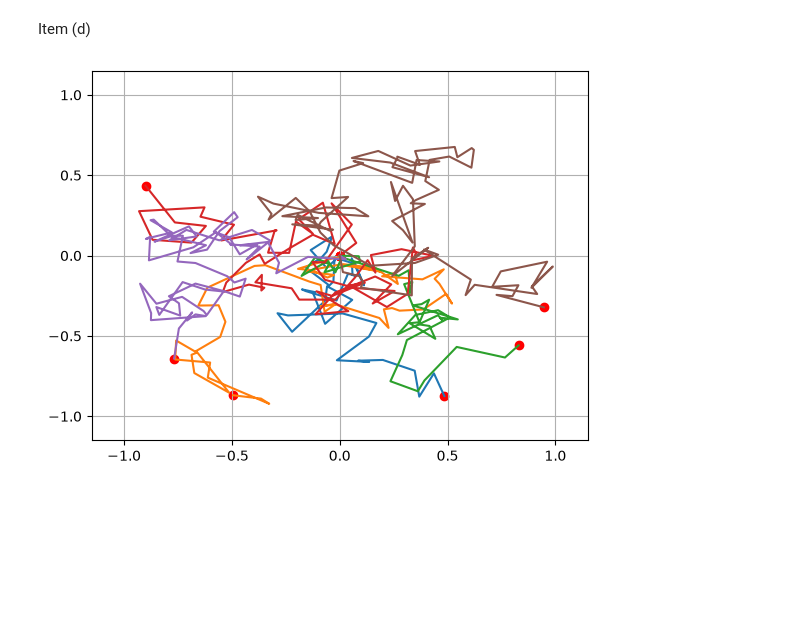
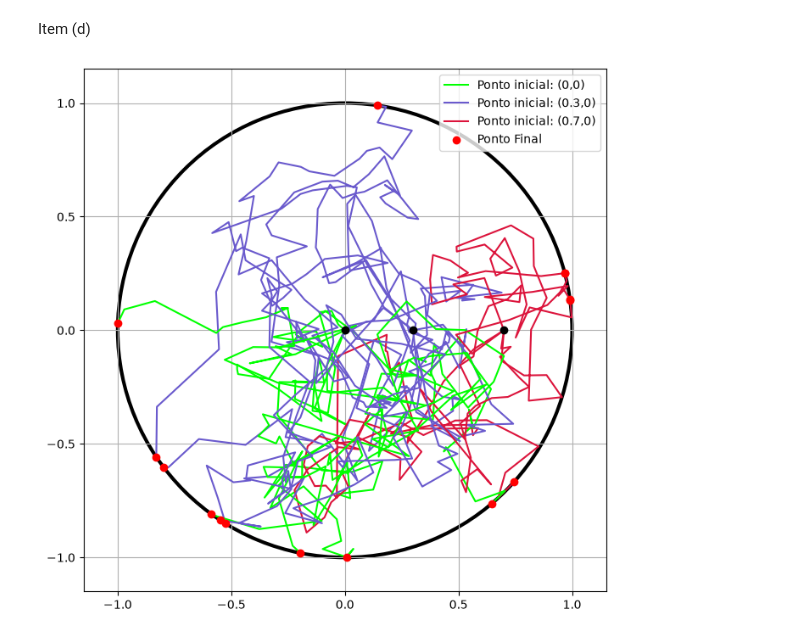
Before and after one commit to SilverPhone784/Trabalho-de-Programacao-Estatistica, a Jupyter notebook: Questao_2.ipynb, the cells around one changed output. Saved outputs shown, nothing was run; the diff lists cells and outputs as text; code cells hidden in the pictures; blank space fills up the shorter version.

Commit message:
Adicionada seed para reprodutibilidade, item (d) feito, item (e) iniciado

```diff
--- a/Questao_2.ipynb
+++ b/Questao_2.ipynb
@@ -9,25 +9,25 @@ def f_normal(x):
 def g_normal(x):
   return np.exp(-x)
 
-def normal(mi, sigma, M):
+def normal(mi, sigma, seed):
   c = 2*np.exp(1/2)/np.sqrt(2*np.pi)
-  amostra = []
-  while len(amostra) < M:
+  valor = None
+  while valor == None:
+    np.random.seed(seed)
+    seed += 1
     u = np.random.uniform()
     y = (-1) * np.log(np.random.uniform())
 
     if(u < f_normal(y)/(c*g_normal(y))):
-      amostra.append(y)
+      valor = y
 
-  for i in range(len(amostra)):
-    if(np.random.uniform() < 0.5):
-      amostra[i] = -amostra[i]
+  if(np.random.uniform() < 0.5):
+    valor = -valor
 
   if(mi != 0 or sigma != 1):
-    for i in range(len(amostra)):
-      amostra[i] = (amostra[i] * sigma) + mi
+    valor = (valor * sigma) + mi
 
-  return amostra
+  return valor
 # %% [markdown]
 Item (a)
 # %%
@@ -94,26 +95,47 @@ Para (0.7,0), Valor obtido: 0.875, valor teorico: 0.889, diferença -0.014000000
 # %% [markdown]
 Item (d)
 # %%
-u1 = simulacao(0, 0, 6)
+u1 = simulacao(0, 0, 5, 500) # Posição (0,0)
+u2 = simulacao(0.3, 0, 5, 100) # Posição (0.3, 0)
+u3 = simulacao(0.7, 0, 5, 1_000) # Posição (0.7, 0)
 
-pontos_x = []
-pontos_y = []
+plt.figure(figsize=(8,8)) # Tamanho da imagem
+
+pontos_x = [] # Lista para armazenar a última posição de x em cada M
+pontos_y = [] # Lista para armazenar a última posição de y em cada M
 
 for i in range(len(u1[1])):
-    pontos_x.append(u1[1][i][0])
     pontos_x.append(u1[1][i][-1])
 
-    pontos_y.append(u1[2][i][0])
+    pontos_x.append(u2[1][i][-1])
+
+    pontos_x.append(u3[1][i][-1])
+
     pontos_y.append(u1[2][i][-1])
 
-    plt.plot(u1[1][i], u1[2][i])
+    pontos_y.append(u2[2][i][-1])
 
-plt.scatter(pontos_x, pontos_y, color="red")
+    pontos_y.append(u3[2][i][-1])
+
+    label_1 = "Ponto inicial: (0,0)" if(i == 0) else "" # Código para evitar que a legenda repita (Usando o equivalente ao Condição? True : False do javascript)
+    label_2 = "Ponto inicial: (0.3,0)" if(i == 0) else ""
+    label_3 = "Ponto inicial: (0.7,0)" if(i == 0) else ""
+
+    plt.plot(u1[1][i], u1[2][i], color="lime", label=label_1)
+    plt.plot(u2[1][i], u2[2][i], color="slateblue", label=label_2)
+    plt.plot(u3[1][i], u3[2][i], color="crimson", label=label_3)
+
+plt.scatter([0, 0.3, 0.7], [0, 0, 0], color="black", zorder=10) # Colocando pontos pretos nas posições iniciais
+plt.scatter(pontos_x, pontos_y, color="red", label="Ponto Final", zorder=10) # Colocando pontos vermelhos nas posições finais
 
 plt.xlim(-1.15, 1.15)
 plt.ylim(-1.15, 1.15)
 
+plt.gca().add_patch(plt.Circle((0,0), radius=1, color="black", fill=False, linewidth=3)) # Circulo preto de raio 1 para representar a chapa
+
+plt.legend()
+
 plt.grid(True)
 plt.show()
 # %% [output]
-[figure, old version]
+[figure, new version]
```
Also changed, not shown: parts of 5 cells of this notebook.
